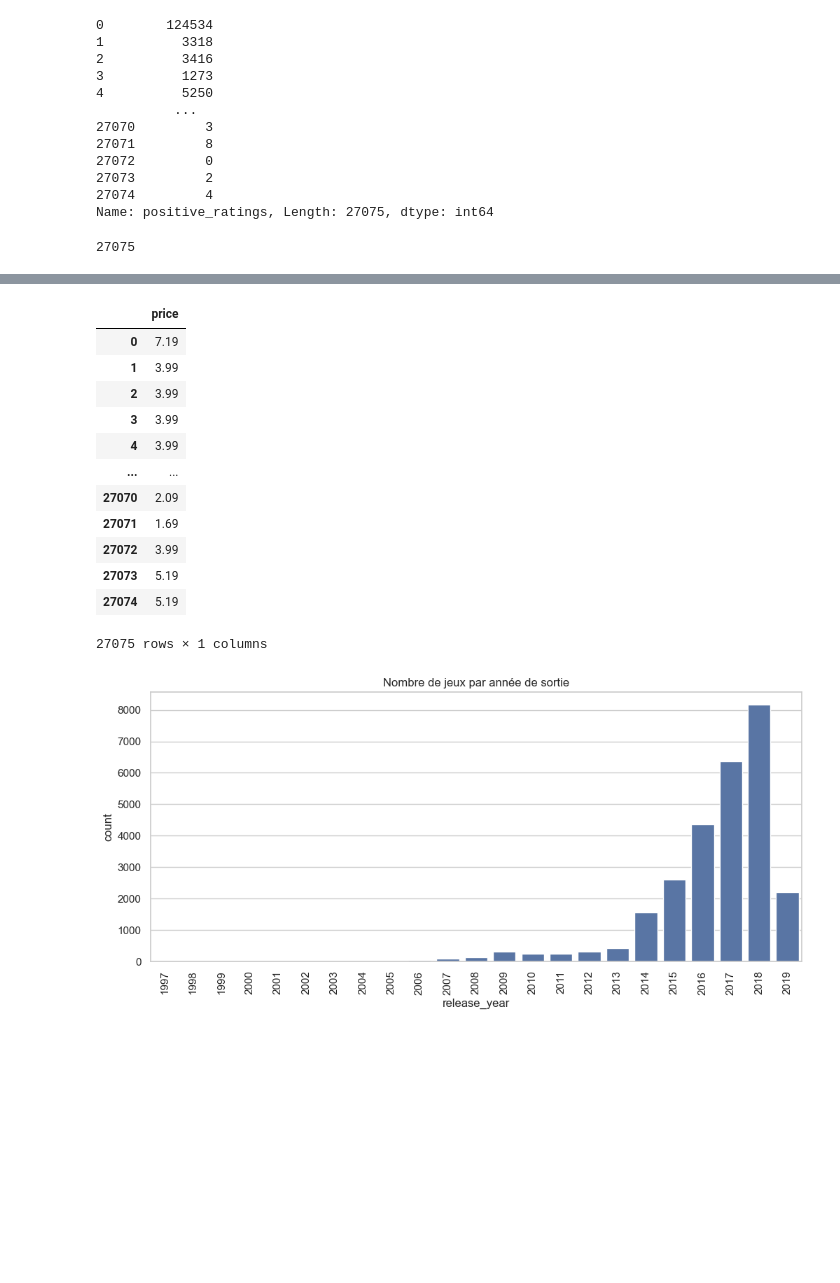
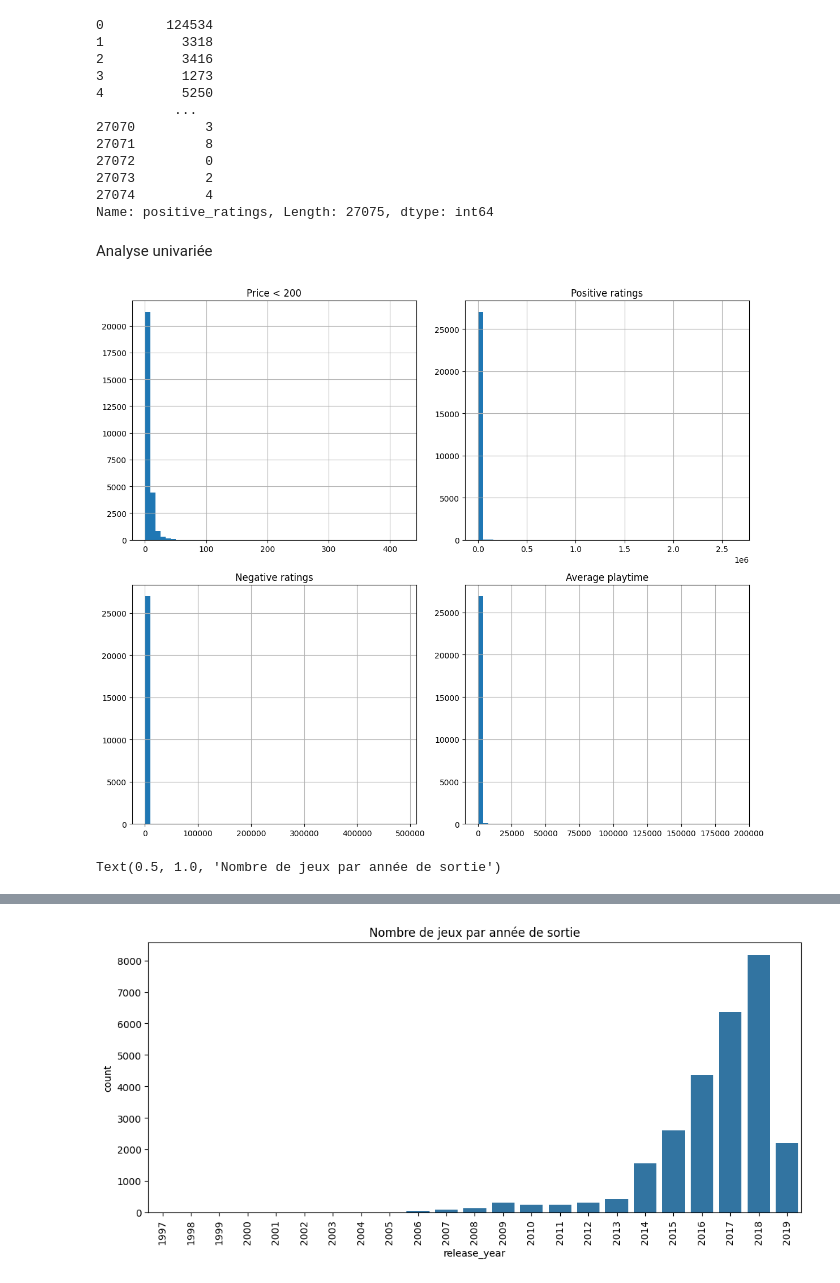
Before and after one commit to Plestan/Analyse-comportementale-Steam, a Jupyter notebook: analyse.ipynb, the cells around one changed output, grey strips where cells are left out. Cells and saved outputs as stored; diff of their text form; code cells hidden in the pictures; blank space fills up the shorter version.

Commit message:
Analyses univariée, bivariée et des tags

```diff
--- a/analyse.ipynb
+++ b/analyse.ipynb
@@ -484,7 +486,7 @@ df['total_ratings'] = df['positive_ratings'] + df['negative_ratings']
 df['rating_ratio'] = df['positive_ratings'] / df['total_ratings'].replace(0, np.nan)
 df['log_price'] = np.log1p(df['price']) #?
 df['desc_length'] = df['short_description'].str.len()
-df['popular'] = (df['owners_max'] > 500000).astype(int)
+df['popular'] = (df['owners_max'] > 50000).astype(int)
 df['price_range'] = pd.cut(df['price'], bins=[-0.01, 0, 5, 20, 60, 200, df['price'].max()], labels=['Free', '<5€', '5-20€', '20-60€', '60-200€', "<"+str(df['price'].max())+"€"])
 # %%
 df['positive_ratings']
@@ -501,6 +503,8 @@ df['positive_ratings']
 27073         2
 27074         4
 Name: positive_ratings, Length: 27075, dtype: int64
+# %% [markdown]
+Analyse univariée
 # %%
 # Histogrammes
 import matplotlib.pyplot as plt
@@ -508,8 +512,7 @@ import matplotlib.pyplot as plt
 fig, axes = plt.subplots(2, 2, figsize=(12, 10))
 
 # Histogramme price < 200
-print((df['price']>200).count())
-df.loc[df['price'] < 200, 'price'].hist(bins=50, ax=axes[0,0])
+df['price'].hist(bins=50, ax=axes[0,0])
 axes[0,0].set_title('Price < 200')
 
 # Histograms pour les autres colonnes
@@ -530,7 +533,6 @@ plt.figure(figsize=(12, 5))
 sns.countplot(data=df, x='release_year')
 plt.xticks(rotation=90)
 plt.title('Nombre de jeux par année de sortie')
-
-df[['price']]
 # %% [output]
+[figure, new version]
-27075
+Text(0.5, 1.0, 'Nombre de jeux par année de sortie')
@@ -538,14 +539 @@ df[['price']]
-|  | price |
-| 0 | 7.19 |
-| 1 | 3.99 |
-| 2 | 3.99 |
-| 3 | 3.99 |
-| 4 | 3.99 |
-| ... | ... |
-| 27070 | 2.09 |
-| 27071 | 1.69 |
-| 27072 | 3.99 |
-| 27073 | 5.19 |
-| 27074 | 5.19 |
-27075 rows × 1 columns
-[figure, old version]
+[figure, new version]
```
Also changed, not shown: parts of 14 cells of this notebook.
